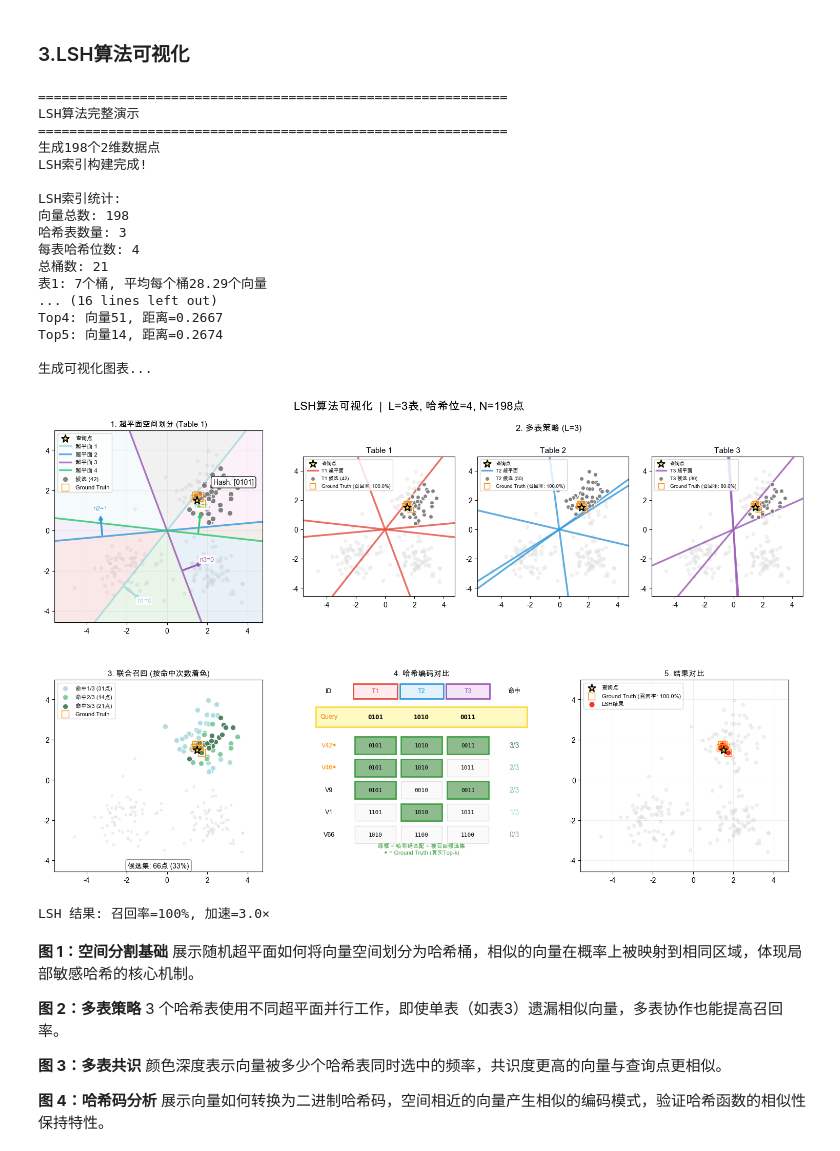
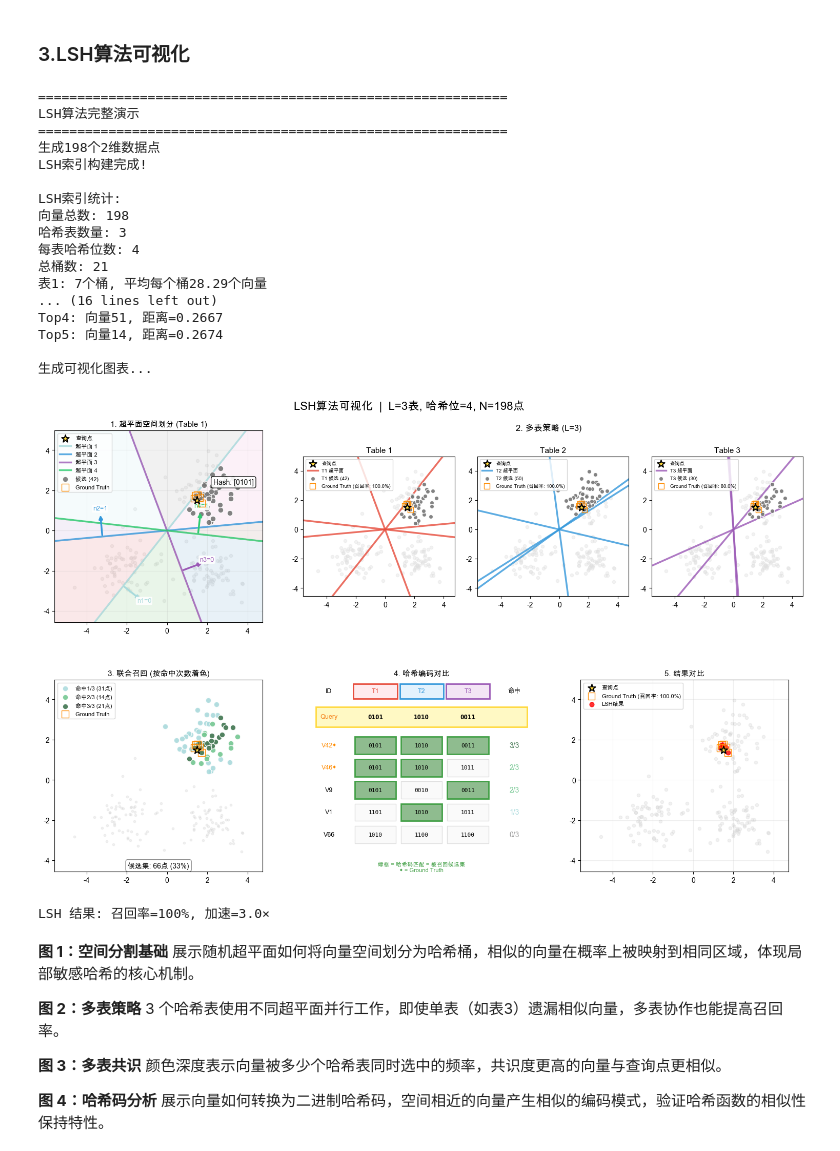
Before and after one commit to datawhalechina/easy-vectordb, a Jupyter notebook: src/ANN_alorithms/LSH算法.ipynb, the cells around one changed output. Saved outputs shown, nothing was run; the diff lists cells and outputs as text; code cells hidden in the pictures.

```diff
--- a/src/ANN_alorithms/LSH算法.ipynb
+++ b/src/ANN_alorithms/LSH算法.ipynb
@@ -791,7 +791,7 @@ def visualize_lsh(lsh, query_vec, k=5):
                      lw=2 if m else 1, fontsize=8, family="monospace")
             cell(xs[-1], y, f"{hc}/{lsh.num_tables}", fontsize=10, fontweight="bold",
                  color=COLORS["hits"][hc-1] if hc else COLORS["hash_table"]["no_hit_text"])
-        ax4.text((xs[0]+xs[-1])/2, y-0.8, "绿框 = 哈希码匹配 = 被召回候选集\n◆ = Ground Truth (真实Top-k)",
+        ax4.text((xs[0]+xs[-1])/2, y-1.5, "绿框 = 哈希码匹配 = 被召回候选集\n◆ = Ground Truth",
                  ha="center", fontsize=8, color=COLORS["hash_table"]["match_border"])
 
     # Panel 5: 最终结果对比
@@ -867,34 +867,34 @@ def demonstrate_lsh():
         print(f"\nTop-5 最近邻结果:")
         topk_dists = np.linalg.norm(data[topk_ids] - query_point, axis=1)
         for i, (vec_id, dist) in enumerate(zip(topk_ids, topk_dists)):
             print(f"Top{i+1}: 向量{vec_id}, 距离={dist:.4f}")
 
     # 7. 可视化
     print("\n生成可视化图表...")
     visualize_lsh(lsh, query_point, k=5)
 
     return lsh, data, query_point, candidate_ids
 # 运行演示
 lsh, data, query, candidates = demonstrate_lsh()
 # %% [output]
 ============================================================
 LSH算法完整演示
 ============================================================
 生成198个2维数据点
 LSH索引构建完成!
 
 LSH索引统计:
 向量总数: 198
 哈希表数量: 3
 每表哈希位数: 4
 总桶数: 21
 表1: 7个桶, 平均每个桶28.29个向量
 ... (16 lines left out)
 Top4: 向量51, 距离=0.2667
 Top5: 向量14, 距离=0.2674
 
 生成可视化图表...
-[figure, old version]
+[figure, new version]
 LSH 结果: 召回率=100%, 加速=3.0×
 # %% [markdown]
 **图 1：空间分割基础**
```
Also changed, not shown: 2 other files.
